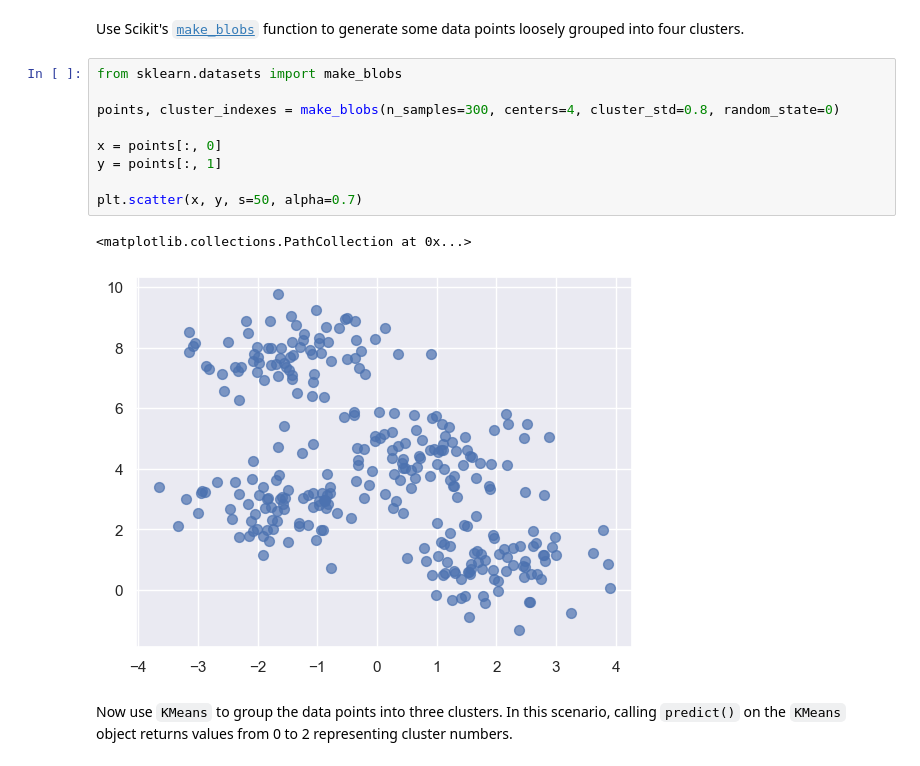
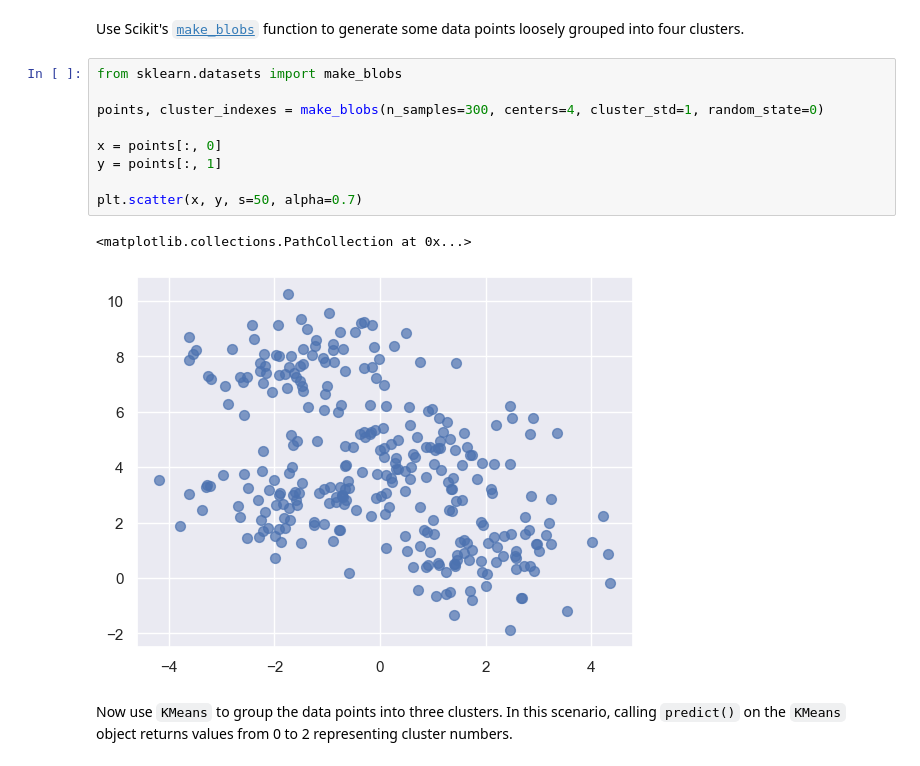
Before and after one commit to antonwarming1/handson-ml3, a Jupyter notebook: alle chapters/Chapter 1/k-Means Clustering.ipynb, the cells around one changed output. Cells and saved outputs as stored; diff of their text form.

```diff
--- a/alle chapters/Chapter 1/k-Means Clustering.ipynb
+++ b/alle chapters/Chapter 1/k-Means Clustering.ipynb
@@ -12,15 +12,15 @@ Use Scikit's [`make_blobs`](https://scikit-learn.org/stable/modules/generated/sk
 # %%
 from sklearn.datasets import make_blobs
 
-points, cluster_indexes = make_blobs(n_samples=300, centers=4, cluster_std=0.8, random_state=0)
+points, cluster_indexes = make_blobs(n_samples=300, centers=4, cluster_std=1, random_state=0)
 
 x = points[:, 0]
 y = points[:, 1]
 
 plt.scatter(x, y, s=50, alpha=0.7)
 # %% [output]
 <matplotlib.collections.PathCollection at 0x...>
-[figure, old version]
+[figure, new version]
 # %% [markdown]
 Now use `KMeans` to group the data points into three clusters. In this scenario, calling `predict()` on the `KMeans` object returns values from 0 to 2 representing cluster numbers.
 # %%
```
Also changed, not shown: parts of 18 cells of this notebook, 20 other files.
